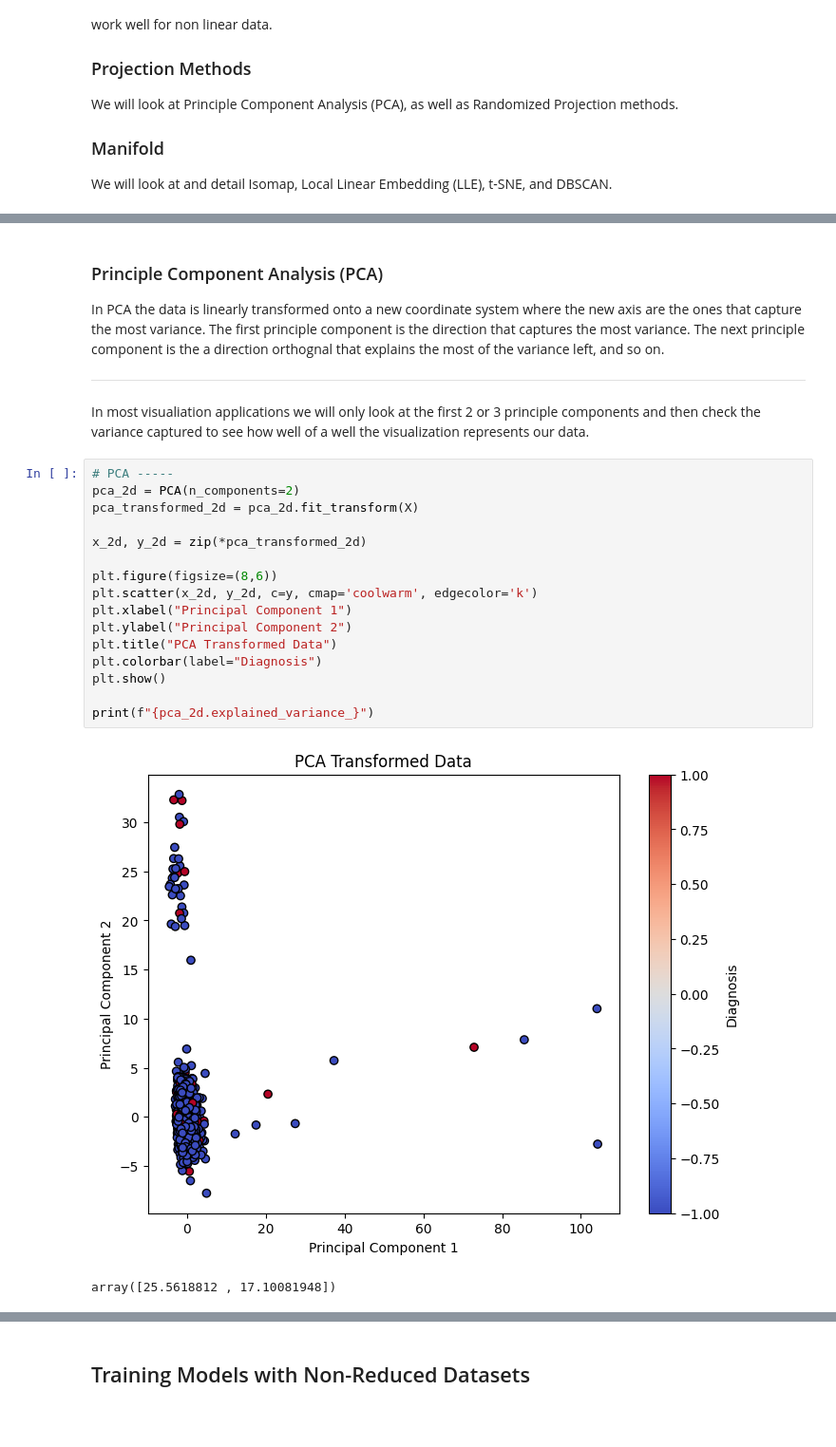
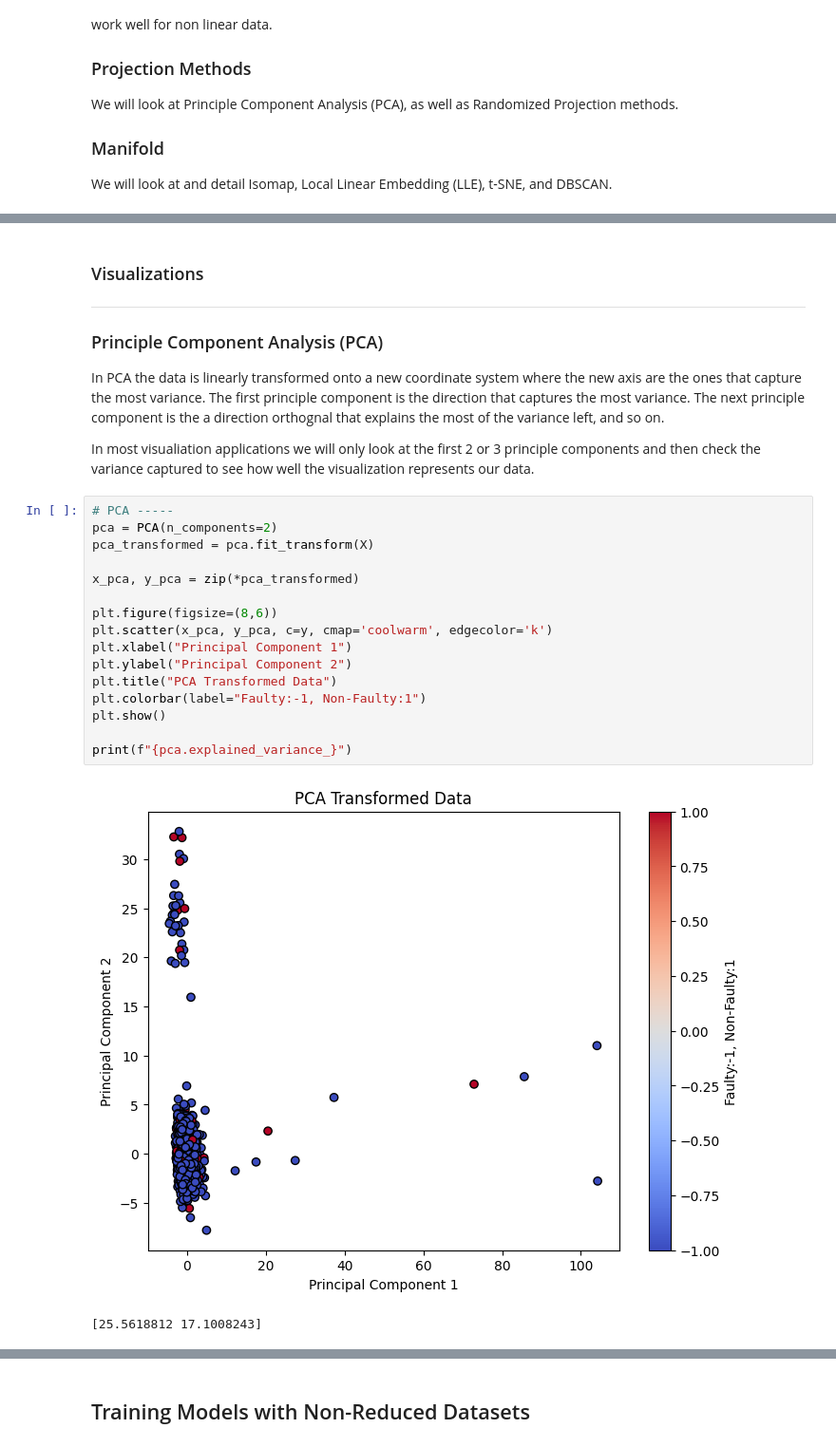
Before and after one commit to GrantOstafichuk/Dimensionality-Reduction, a Jupyter notebook: dimensionality_reduction.ipynb, the cells around one changed output, grey strips where cells are left out. Shown at 95% size. Cells and saved outputs as stored; diff of their text form; blank space fills up the shorter version.

```diff
--- a/dimensionality_reduction.ipynb
+++ b/dimensionality_reduction.ipynb
@@ -126,29 +126,33 @@ Most dimensionality reduction methods can be used for data visualization, and we
 # %% [markdown]
+### Visualizations
+
+---
+
+
 ### Principle Component Analysis (PCA)
 
 In PCA the data is linearly transformed onto a new coordinate system where the new axis are the ones that capture the most variance. The first principle component is the direction that captures the most variance. The next principle component is the a direction orthognal that explains the most of the variance left, and so on.
 
----
 
-In most visualiation applications we will only look at the first 2 or 3 principle components and then check the variance captured to see how well of a well the visualization represents our data.
+In most visualiation applications we will only look at the first 2 or 3 principle components and then check the variance captured to see how well the visualization represents our data.
 # %%
 # PCA -----
-pca_2d = PCA(n_components=2)
-pca_transformed_2d = pca_2d.fit_transform(X)
+pca = PCA(n_components=2)
+pca_transformed = pca.fit_transform(X)
 
-x_2d, y_2d = zip(*pca_transformed_2d)
+x_pca, y_pca = zip(*pca_transformed)
 
 plt.figure(figsize=(8,6))
-plt.scatter(x_2d, y_2d, c=y, cmap='coolwarm', edgecolor='k')
+plt.scatter(x_pca, y_pca, c=y, cmap='coolwarm', edgecolor='k')
 plt.xlabel("Principal Component 1")
 plt.ylabel("Principal Component 2")
 plt.title("PCA Transformed Data")
-plt.colorbar(label="Diagnosis")
+plt.colorbar(label="Faulty:-1, Non-Faulty:1")
 plt.show()
 
-print(f"{pca_2d.explained_variance_}")
+print(f"{pca.explained_variance_}")
 # %% [output]
-[figure, old version]
+[figure, new version]
-array([25.5618812 , 17.10081948])
+[25.5618812 17.1008243]
 # %%
 # our explained variance -----
```
Also changed, not shown: parts of 8 cells of this notebook.
